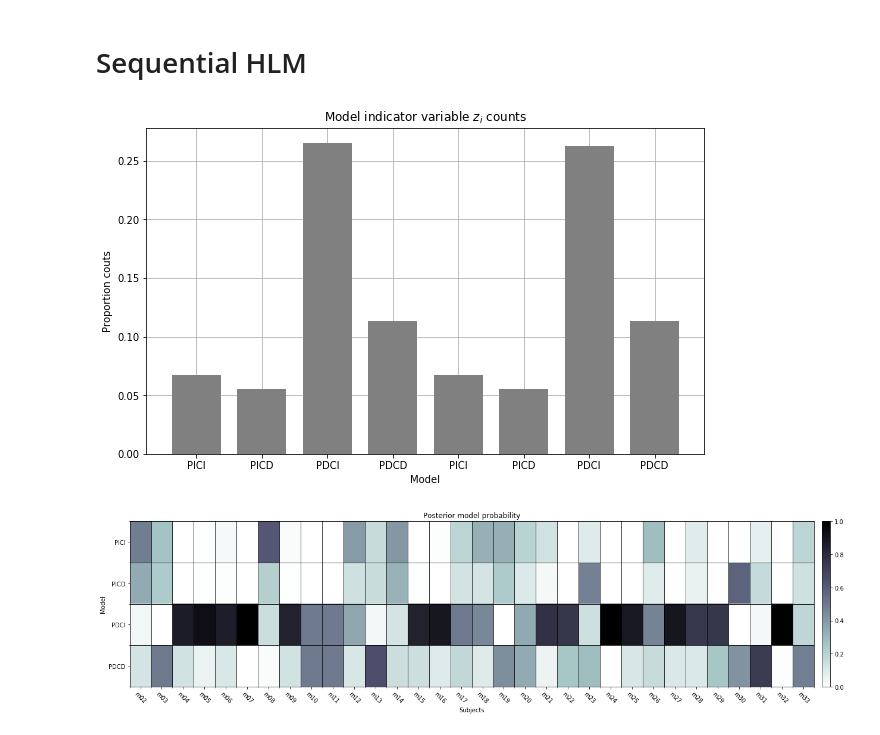
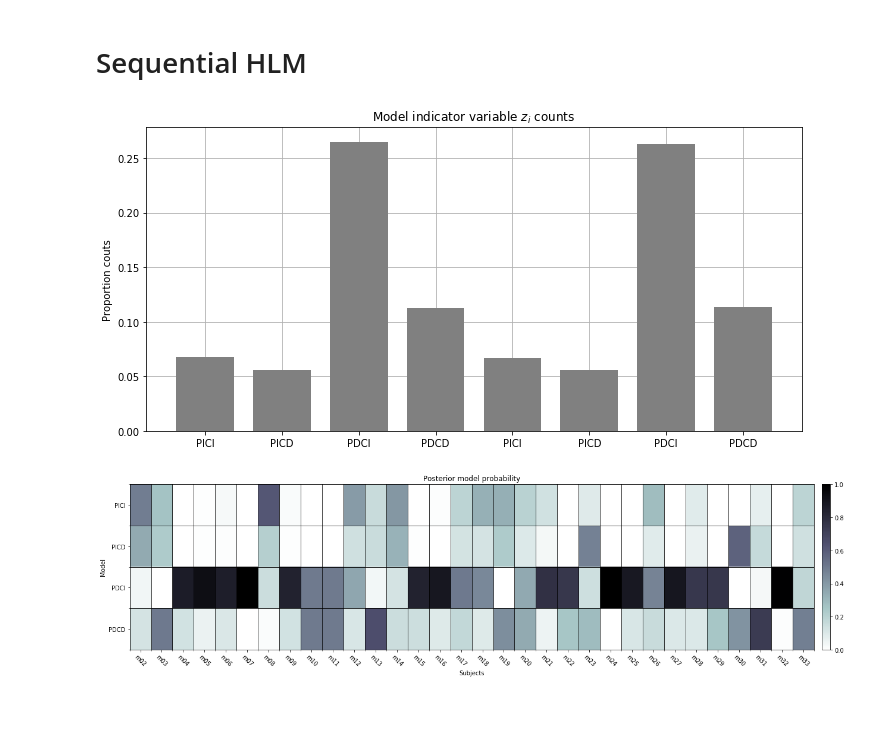
Before and after one commit to kbonna/decidenet, a Jupyter notebook: behavioral_analysis/matjags-dn/dn_bm_02_model_selection.ipynb, the cells around one changed output. Drawn from its saved outputs; the diff is of its cells as text; code cells hidden in the pictures; blank space fills up the shorter version.

```diff
--- a/behavioral_analysis/matjags-dn/dn_bm_02_model_selection_REF.ipynb
+++ b/behavioral_analysis/matjags-dn/dn_bm_02_model_selection.ipynb
@@ -370,23 +370,25 @@ pmp_seq[pmp_seq == 0] = eps
 # Save posterior model probabilities to *.mat format
 # scipy.io.savemat('data/pmp_seq.mat', {'pmp_seq': pmp_seq}, appendmat=True)
 # %%
-# Shou all subjects counts of z
-fig, ax = plt.subplots(nrows=1, ncols=1, figsize=(10, 6))
+# Show all subjects counts of z
+fig, ax = plt.subplots(nrows=1, ncols=1, figsize=(10, 5))
 ax.hist(
     z.flatten(),
     np.arange(9) + .5,
     rwidth=.75,
     density=True,
     color='gray'
 )
 ax.set_xticks(np.arange(1, 9))
 ax.set_xticklabels(2*modelnames)
-ax.set_xlabel('Model')
 ax.set_ylabel('Proportion couts')
 ax.set_title('Model indicator variable $z_i$ counts')
 ax.set_axisbelow(True)
 ax.grid()
+
+plt.tight_layout()
+fig.savefig('figures-poster/z_posterior.svg')
 # %% [output]
-[figure, old version]
+[figure, new version]
 # %%
 gen_pmp_implot(pmp_seq, modelnames, outpath='pygures/pmp_seq.png')
```
Also changed, not shown: parts of 2 cells of this notebook, 7 other files.
